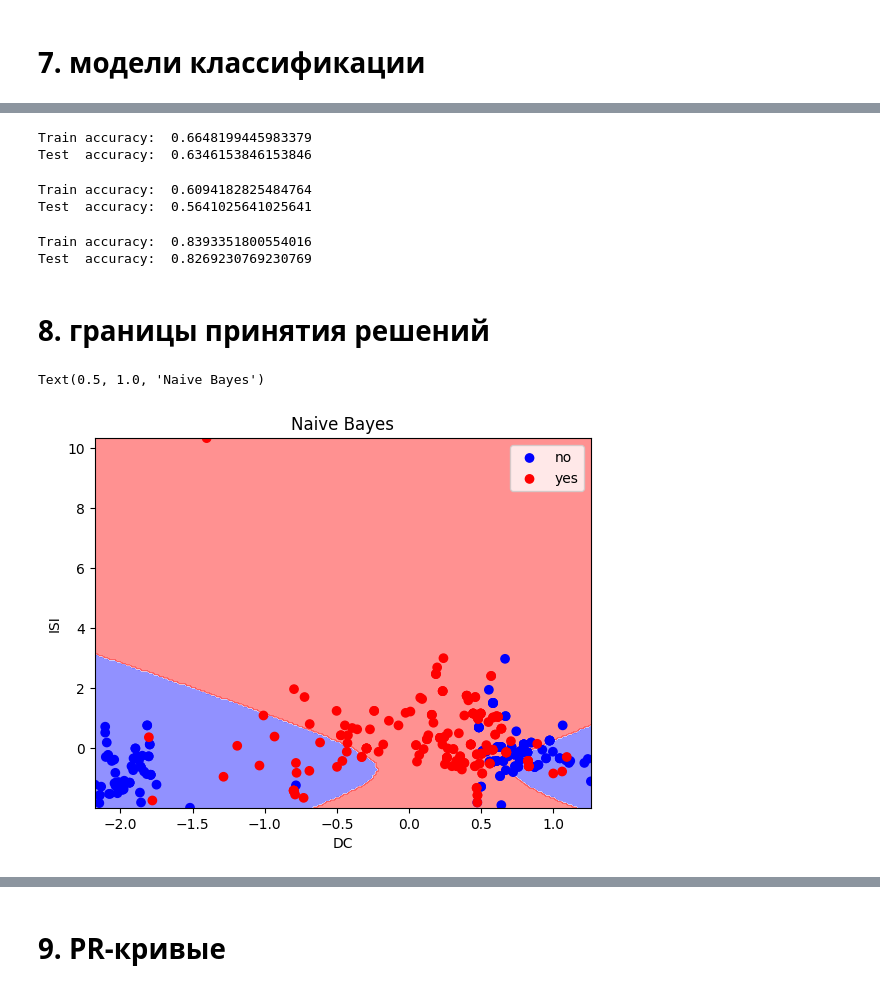
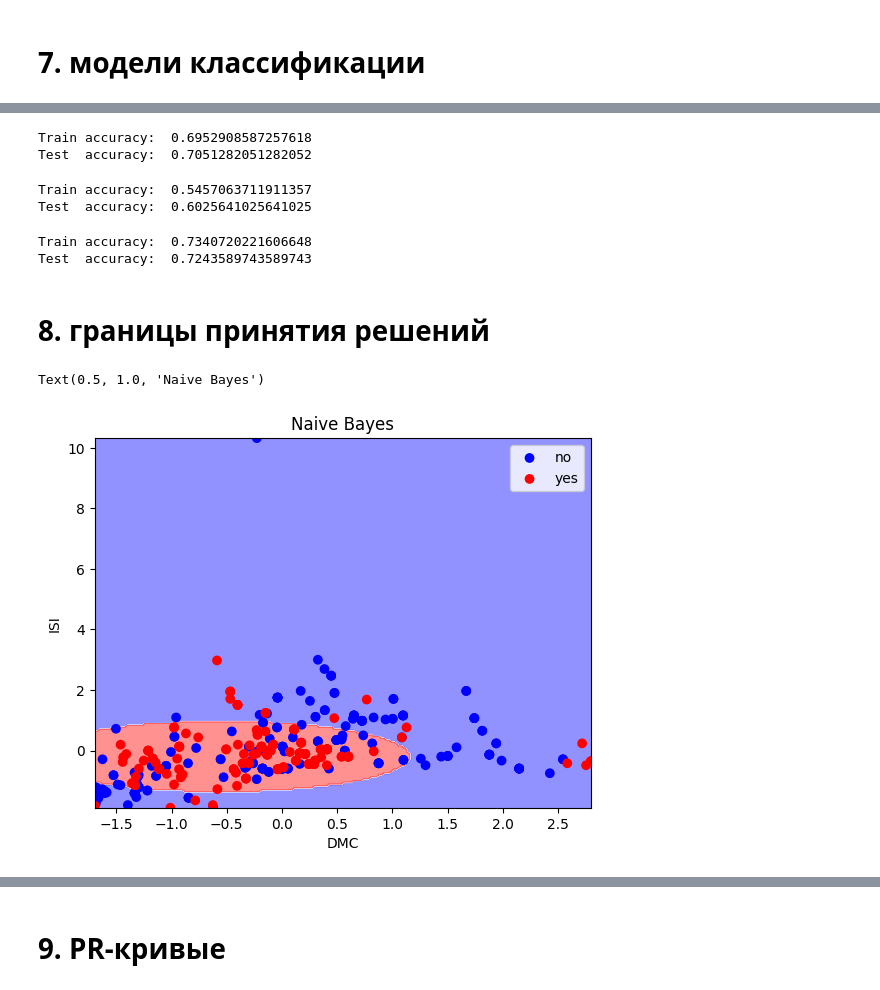
Before and after one commit to danya02/rudn-year4-data-mining, a Jupyter notebook: hw5/hw5.ipynb, the cells around one changed output, grey strips where cells are left out. Saved outputs shown, nothing was run; the diff lists cells and outputs as text; code cells hidden in the pictures.

```diff
--- a/hw5/hw5.ipynb
+++ b/hw5/hw5.ipynb
@@ -242,0 +247,11 @@ data
+# %%
+for f in data.columns:
+    if data[f].nunique() < 10:
+        data = data.drop(f, axis=1)
+# %%
+from sklearn.feature_selection import SelectKBest
+
+skb = SelectKBest(k=2)
+skb.fit(data, klassData)
+feat1, feat2 = skb.get_feature_names_out()
+print(feat1, feat2)
@@ -301,9 +289,9 @@ test
 # %%
 #train_X = train[['X', 'Y', 'FFMC', 'DMC', 'DC', 'ISI', 'temp', 'wind']]
-train_X = train[['DC','ISI']]
+train_X = train[[feat1, feat2]]
 train_y = train['klass']
 #test_X = test[['X', 'Y', 'FFMC', 'DMC', 'DC', 'ISI', 'temp', 'wind']]
-test_X = test[['DC','ISI']]
+test_X = test[[feat1, feat2]]
 test_y = test['klass']
 # %%
 from sklearn.naive_bayes import GaussianNB
@@ -314,8 +302,8 @@ from sklearn.metrics import accuracy_score
 print('Train accuracy: ', accuracy_score(train_y, model_naive_bayes.predict(train_X)))
 print('Test  accuracy: ', accuracy_score(test_y, model_naive_bayes.predict(test_X)))
 # %% [output]
-Train accuracy:  0.6648199445983379
-Test  accuracy:  0.6346153846153846
+Train accuracy:  0.6952908587257618
+Test  accuracy:  0.7051282051282052
 # %%
 # logistic regression classifier
 from sklearn.linear_model import LogisticRegression
@@ -325,8 +313,8 @@ model_logistic_regression.fit(train_X, train_y)
 print('Train accuracy: ', accuracy_score(train_y, model_logistic_regression.predict(train_X)))
 print('Test  accuracy: ', accuracy_score(test_y, model_logistic_regression.predict(test_X)))
 # %% [output]
-Train accuracy:  0.6094182825484764
-Test  accuracy:  0.5641025641025641
+Train accuracy:  0.5457063711911357
+Test  accuracy:  0.6025641025641025
 # %%
 # logistic regression classifier with polynomial degree=2
 
@@ -341,29 +329,29 @@ model_logistic_regression_poly.fit(train_X_poly, train_y)
 print('Train accuracy: ', accuracy_score(train_y, model_logistic_regression_poly.predict(train_X_poly)))
 print('Test  accuracy: ', accuracy_score(test_y, model_logistic_regression_poly.predict(test_X_poly)))
 # %% [output]
-Train accuracy:  0.8393351800554016
-Test  accuracy:  0.8269230769230769
+Train accuracy:  0.7340720221606648
+Test  accuracy:  0.7243589743589743
 # %% [markdown]
 # 8. границы принятия решений
 # %%
 from sklearn.inspection import DecisionBoundaryDisplay
 
-xx0, xx1 = np.meshgrid(np.linspace(min(train_X.DC), max(train_X.DC), 200), np.linspace(min(train_X.ISI), max(train_X.ISI), 200))
+xx0, xx1 = np.meshgrid(np.linspace(min(train_X[feat1]), max(train_X[feat1]), 200), np.linspace(min(train_X[feat2]), max(train_X[feat2]), 200))
 grid = np.vstack([xx0.ravel(), xx1.ravel()]).T
 y_pred = model_naive_bayes.predict(grid).reshape(xx0.shape)
 
-disp = DecisionBoundaryDisplay(xx0=xx0, xx1=xx1, response=y_pred, xlabel='DC', ylabel='ISI')
+disp = DecisionBoundaryDisplay(xx0=xx0, xx1=xx1, response=y_pred, xlabel=feat1, ylabel=feat2)
 disp.plot(alpha=0.5, cmap='bwr')
 
-disp.ax_.scatter(train_X[train_y==0].DC, train_X[train_y==0].ISI, c=[0 for _ in range(len(train_X[train_y==0]))], label='no', cmap='bwr', vmin=0, vmax=1)
-disp.ax_.scatter(train_X[train_y==1].DC, train_X[train_y==1].ISI, c=[1 for _ in range(len(train_X[train_y==1]))], label='yes', cmap='bwr', vmin=0, vmax=1)
+disp.ax_.scatter(train_X[train_y==0][feat1], train_X[train_y==0][feat2], c=[0 for _ in range(len(train_X[train_y==0]))], label='no', cmap='bwr', vmin=0, vmax=1)
+disp.ax_.scatter(train_X[train_y==1][feat1], train_X[train_y==1][feat2], c=[1 for _ in range(len(train_X[train_y==1]))], label='yes', cmap='bwr', vmin=0, vmax=1)
 
 
 disp.ax_.legend()
 disp.ax_.set_title('Naive Bayes')
 # %% [output]
 Text(0.5, 1.0, 'Naive Bayes')
-[figure, old version]
+[figure, new version]
 # %%
 from sklearn.inspection import DecisionBoundaryDisplay
 
```
Also changed, not shown: parts of 19 cells of this notebook, 1 other file.
